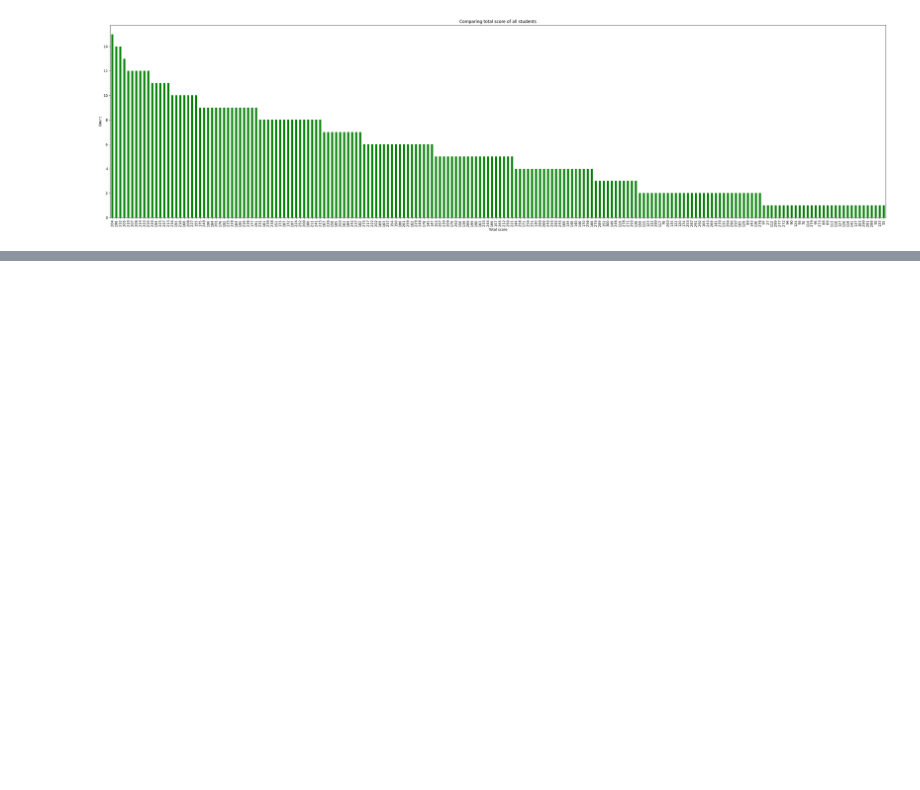
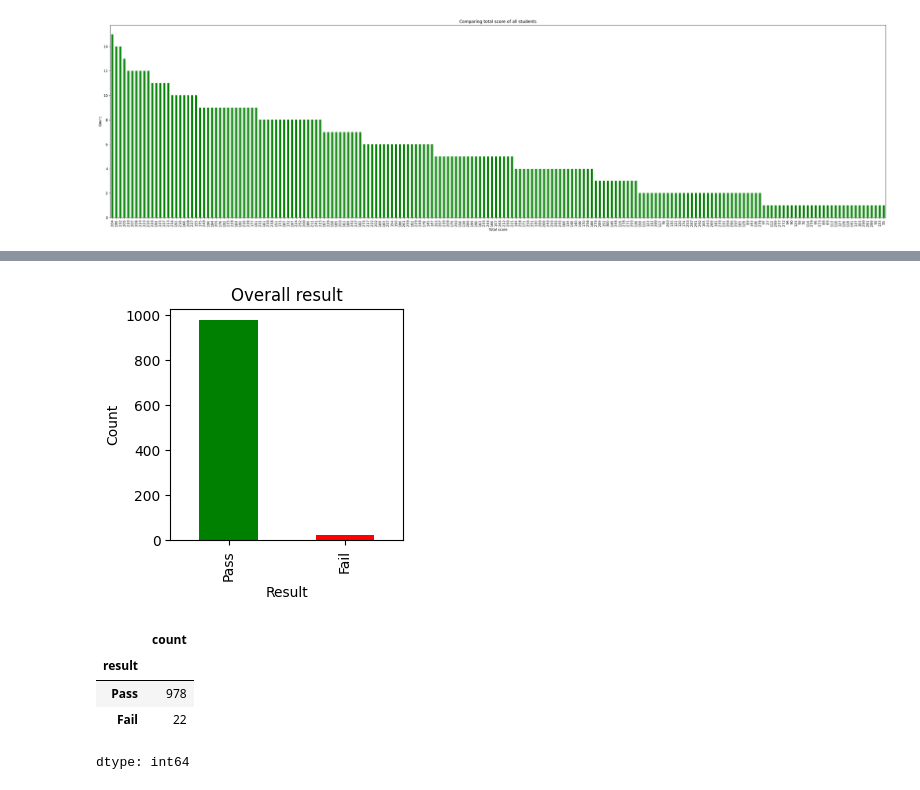
Before and after one commit to RaoFaris/Student-Performance-Analytics-Marks-Prediction-Rules-Engine-non-ML-, a Jupyter notebook: StudentsPerformance.ipynb, the cells around one changed output, grey strips where cells are left out. Drawn from its saved outputs; the diff is of its cells as text; code cells hidden in the pictures; blank space fills up the shorter version.

```diff
--- a/StudentsPerformance.ipynb
+++ b/StudentsPerformance.ipynb
@@ -68,0 +85,23 @@ plt.show()
+# %%
+sp['result'] = sp.apply(
+    lambda x: 'Fail' if (x['pass_math'] == 'Fail' or
+                          x['pass_read'] == 'Fail' or
+                          x['pass_write'] == 'Fail')
+              else 'Pass',
+    axis=1
+)
+
+sp['result'].value_counts(dropna=False).plot.bar(color=['green','red'],figsize=(3,3))
+plt.title('Overall result')
+plt.xlabel('Result')
+plt.ylabel('Count')
+plt.show()
+
+sp['result'].value_counts()
+# %% [output]
+[figure, added]
+|  | count |
+| result |  |
+| Pass | 978 |
+| Fail | 22 |
+dtype: int64
```
Also changed, not shown: parts of 2 cells of this notebook.
